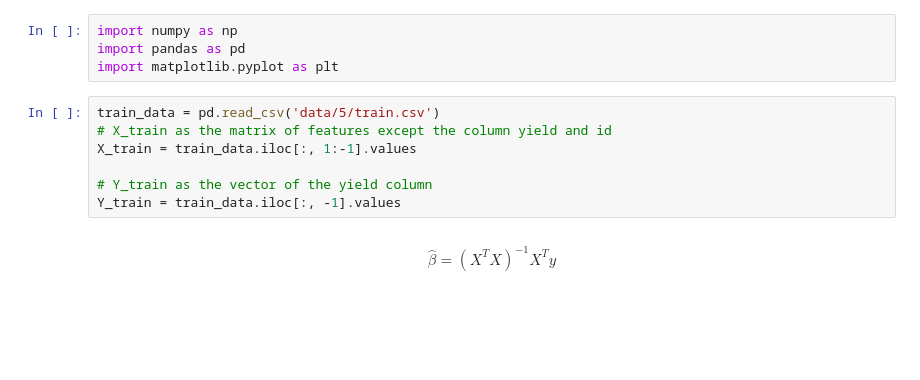
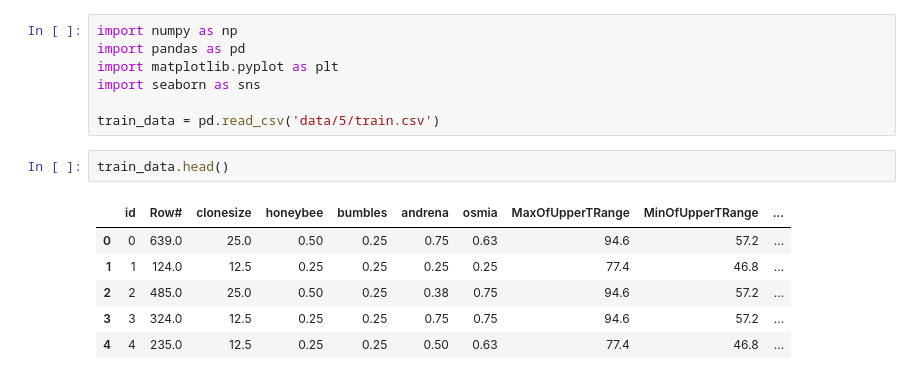
Before and after one commit to abhijain565aj/CS215-Assignment, a Jupyter notebook: A3-23b0903-23b0928-23b1057/code/5.ipynb, the cells around one changed output. Saved outputs shown, nothing was run; the diff lists cells and outputs as text; blank space fills up the shorter version.

```diff
--- a/A3-23b0903-23b0928-23b1057/code/5.ipynb
+++ b/A3-23b0903-23b0928-23b1057/code/5.ipynb
@@ -2,12 +2,15 @@
 import numpy as np
 import pandas as pd
 import matplotlib.pyplot as plt
+import seaborn as sns
+
+train_data = pd.read_csv('data/5/train.csv')
-# %%
-train_data = pd.read_csv('data/5/train.csv')
-# X_train as the matrix of features except the column yield and id
-X_train = train_data.iloc[:, 1:-1].values
-
-# Y_train as the vector of the yield column
-Y_train = train_data.iloc[:, -1].values
-# %% [markdown]
-$$\hat{\beta} = (X^TX)^{-1}X^Ty$$
+# %%
+train_data.head()
+# %% [output]
+|  | id | Row# | clonesize | honeybee | bumbles | andrena | osmia | MaxOfUpperTRange | MinOfUpperTRange | ... |
+| 0 | 0 | 639.0 | 25.0 | 0.50 | 0.25 | 0.75 | 0.63 | 94.6 | 57.2 | ... |
+| 1 | 1 | 124.0 | 12.5 | 0.25 | 0.25 | 0.25 | 0.25 | 77.4 | 46.8 | ... |
+| 2 | 2 | 485.0 | 25.0 | 0.50 | 0.25 | 0.38 | 0.75 | 94.6 | 57.2 | ... |
+| 3 | 3 | 324.0 | 12.5 | 0.25 | 0.25 | 0.75 | 0.75 | 94.6 | 57.2 | ... |
+| 4 | 4 | 235.0 | 12.5 | 0.25 | 0.25 | 0.50 | 0.63 | 77.4 | 46.8 | ... |
```
Also changed, not shown: parts of 9 cells of this notebook, 8 other files.
